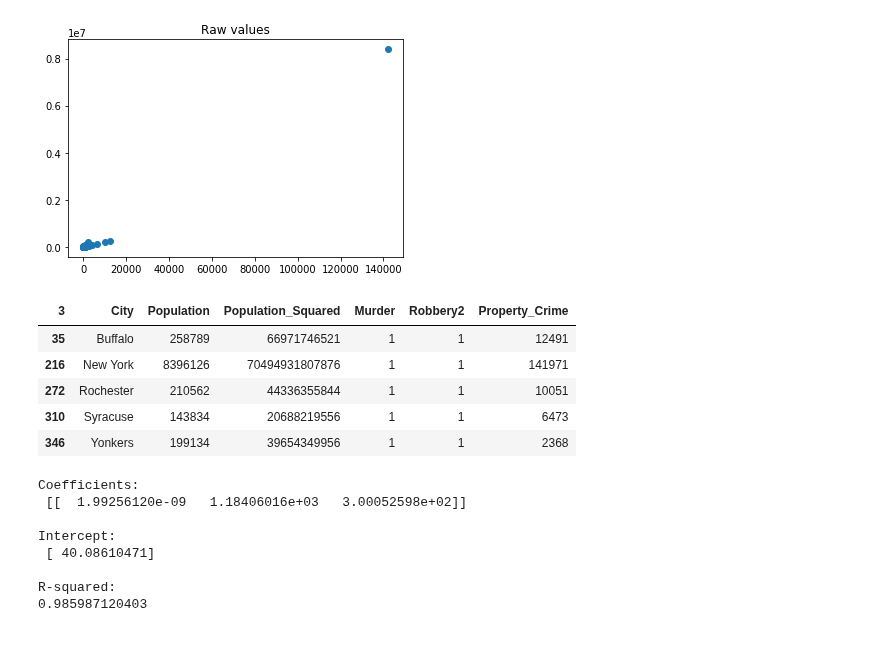
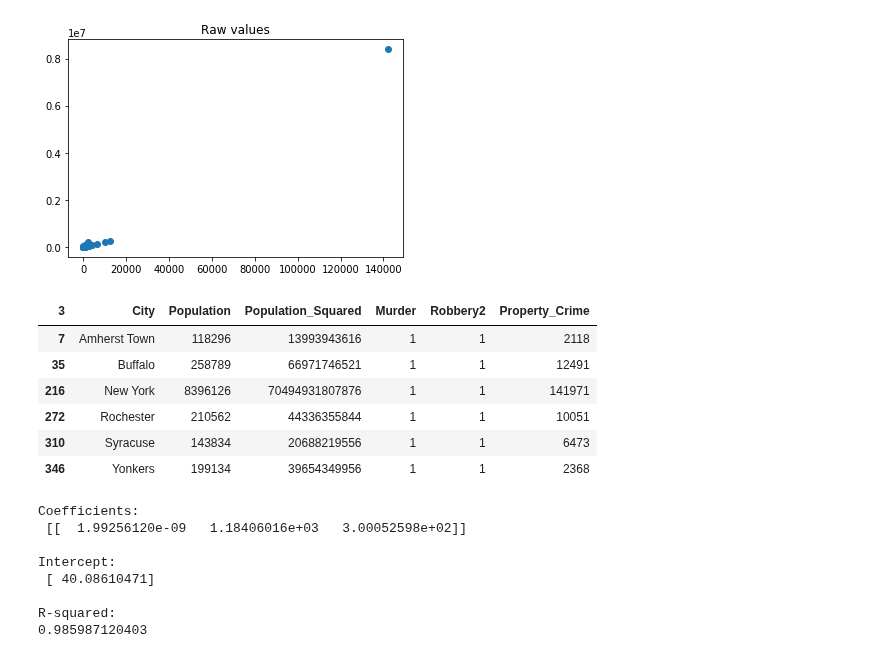
Before and after one commit to VincentG123/ThinkfulBootcamp, a Jupyter notebook: nyc_crime.ipynb, the cells around one changed output. Cells and saved outputs as stored; diff of their text form; code cells hidden in the pictures.

```diff
--- a/nyc_crime.ipynb
+++ b/nyc_crime.ipynb
@@ -148,9 +148,10 @@ plt.show()
 # %% [output]
 [figure]
 # %%
-nyc_crime[nyc_crime['Population']>120000]
+nyc_crime[nyc_crime['Population']>100000]
 # %% [output]
 | 3 | City | Population | Population_Squared | Murder | Robbery2 | Property_Crime |
+| 7 | Amherst Town | 118296 | 13993943616 | 1 | 1 | 2118 |
 | 35 | Buffalo | 258789 | 66971746521 | 1 | 1 | 12491 |
 | 216 | New York | 8396126 | 70494931807876 | 1 | 1 | 141971 |
 | 272 | Rochester | 210562 | 44336355844 | 1 | 1 | 10051 |
```
Also changed, not shown: parts of 5 cells of this notebook, 2 other files.
